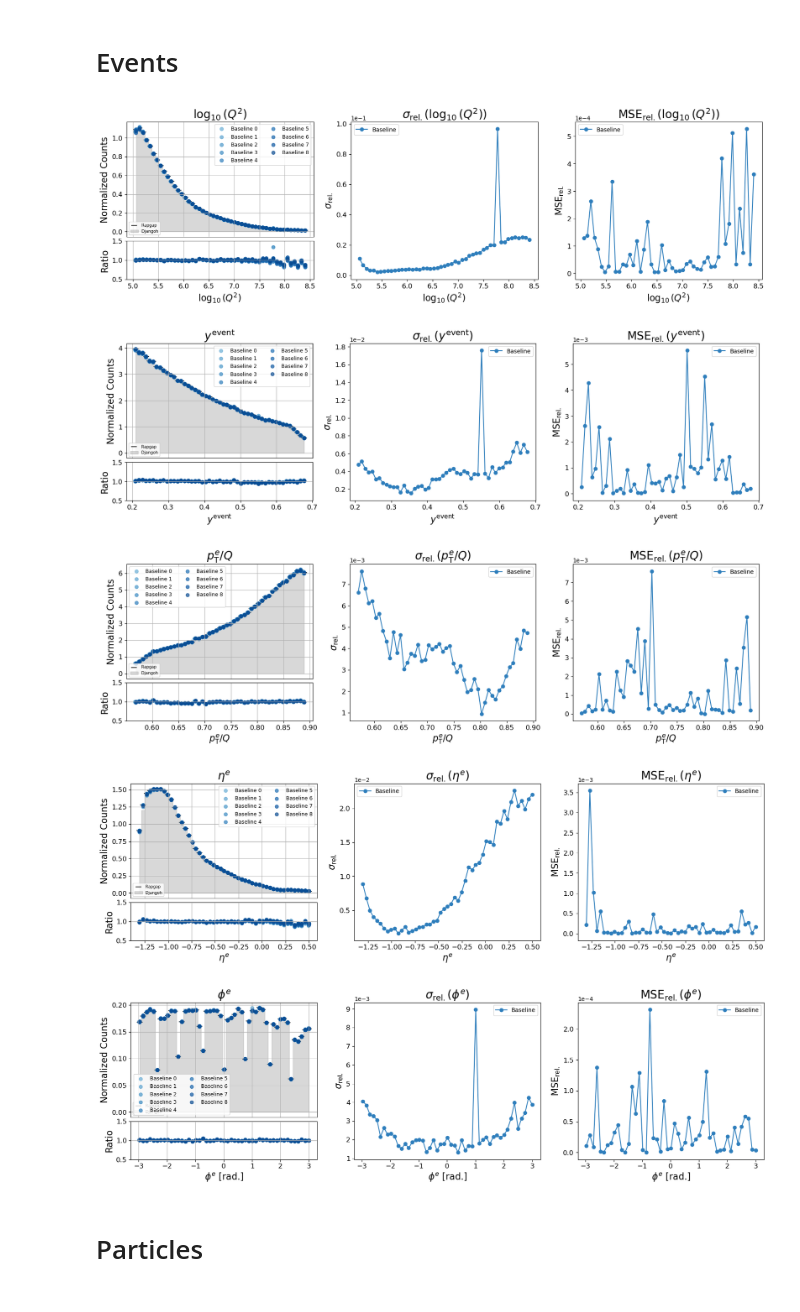
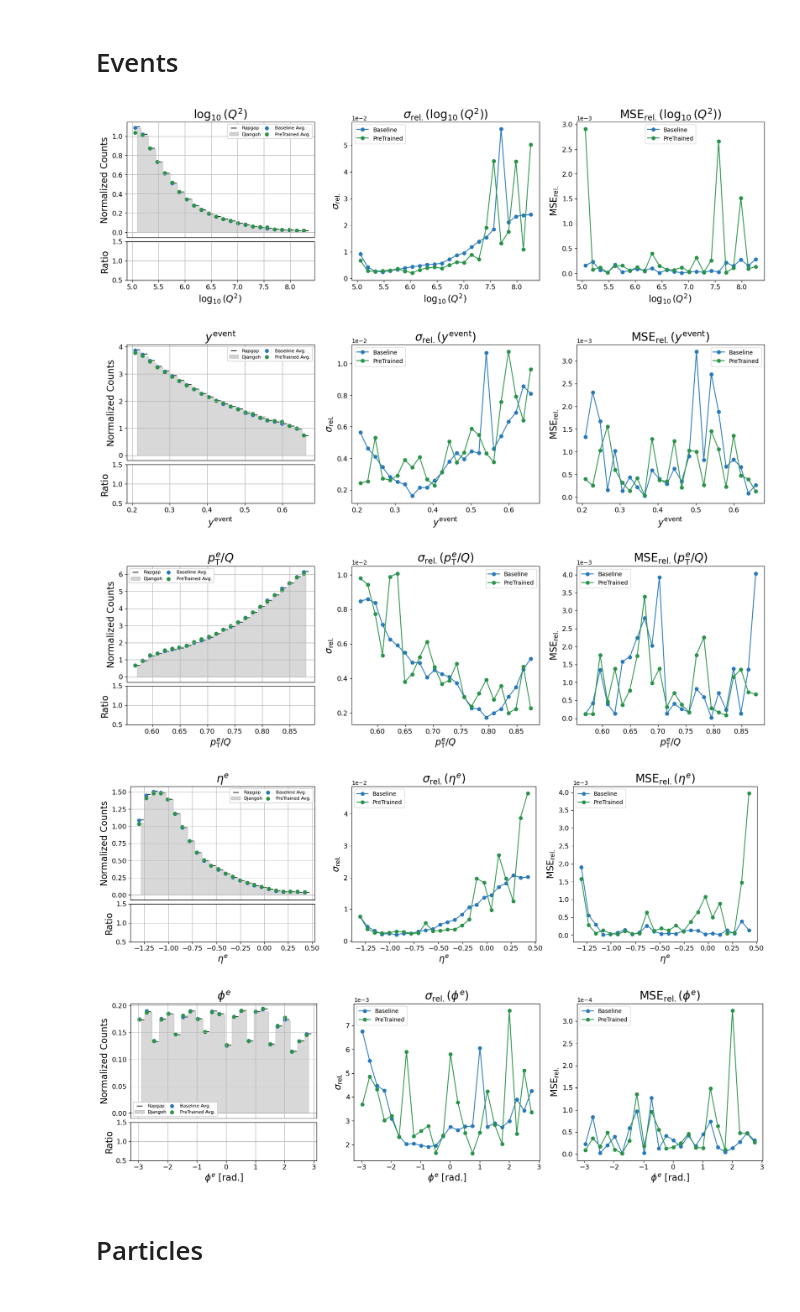
Before and after one commit to ViniciusMikuni/H1Unfold, a Jupyter notebook: plots/Plot_Features_StepEnsembles.ipynb, the cells around one changed output. Drawn from its saved outputs; the diff is of its cells as text; code cells hidden in the pictures.

```diff
--- a/plots/Plot_Features_StepEnsembles.ipynb
+++ b/plots/Plot_Features_StepEnsembles.ipynb
@@ -4,14 +4,14 @@ import numpy as np
 import matplotlib.pyplot as plt
 import matplotlib.gridspec as gridspec
 # %%
-N_Ensemble = 9
+N_Ensemble = 10
 par_dir = "/global/cfs/cdirs/m3246/twamorka/H1Unfold_Vinny/H1Unfold/plots/" #dir for Tanvi's parallel ensembles
 #main_dir = "H1_Feb_Seed1234_emaGetSetWeighs_archL61_closure_ITER4/"
 run = 'H1_Feb_Seed1234_emaGetSetWeighs_archL61'
 run += '_closure'
 #labels = {'fromscratch':'Baseline', 'pretrained':'PreTrained','finetuned':'Finetuned',}
-#labels = {'fromscratch':'Baseline', 'pretrained':'PreTrained'}
-labels = {'fromscratch':'Baseline'}
+labels = {'fromscratch':'Baseline', 'pretrained':'PreTrained'}
+#labels = {'fromscratch':'Baseline'}
 #labels = {'pretrained':'PreTrained'}
 
 
@@ -21,6 +21,8 @@ labels = {'fromscratch':'Baseline'}
 #color_maps = [par_colors, step_colors, scratch_colors]
 
 color_maps = ["Blues","Reds","Greens"]
+color_maps = ["Reds", "Greens", "Blues"]
+color_maps = ['Blues', 'Greens']
 marker_list= ['o','P','^']
 
 markers = {}
@@ -226,17 +266,18 @@ for jet_feature, jet_label, unit in zip(jet_features, jet_labels, units):
 # %%
 event_labels = [r'$\log_{10}(Q^2)$',r'$y^\mathrm{event}$',r'$p_\mathrm{T}^e/Q$',r'$\eta^e$',r'$\phi^e$']
 event_features = [f"event{e}" for e in range(len(event_labels))]
 units = ["", "", "", "", "[rad.]"]
+avg_Npts = 2
 
 for event_feature, event_label, unit in zip(event_features, event_labels, units):
-    plot_feature(labels, run, event_feature, event_label, unit)
+    plot_feature(labels, run, event_feature, event_label, unit, avg_Npts)
     print()
 # %% [output]
-[figure, old version]
+[figure, new version]
-[figure, old version]
+[figure, new version]
-[figure, old version]
+[figure, new version]
-[figure, old version]
+[figure, new version]
-[figure, old version]
+[figure, new version]
 # %% [markdown]
 #
 # Particles
```
Also changed, not shown: parts of 5 cells of this notebook.
